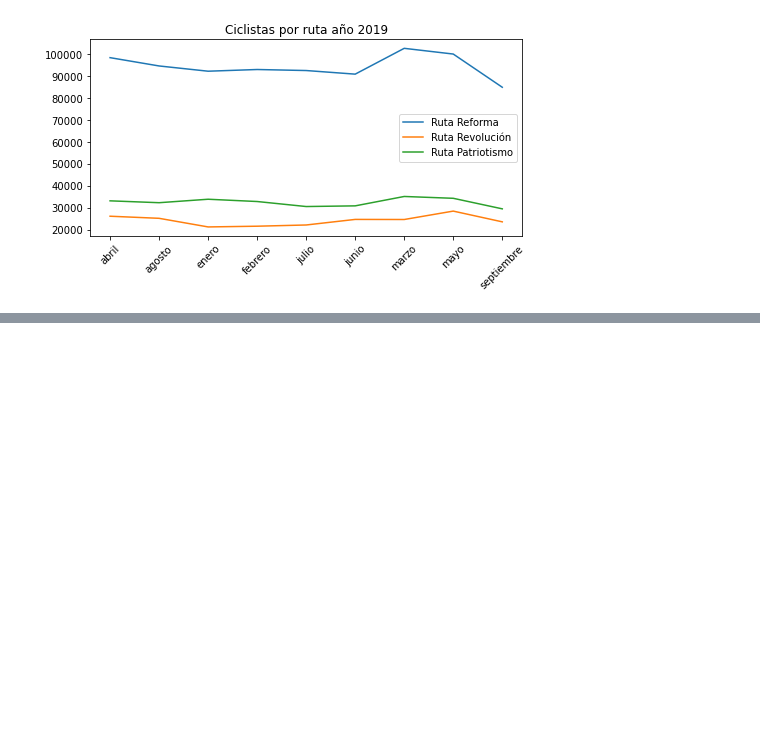
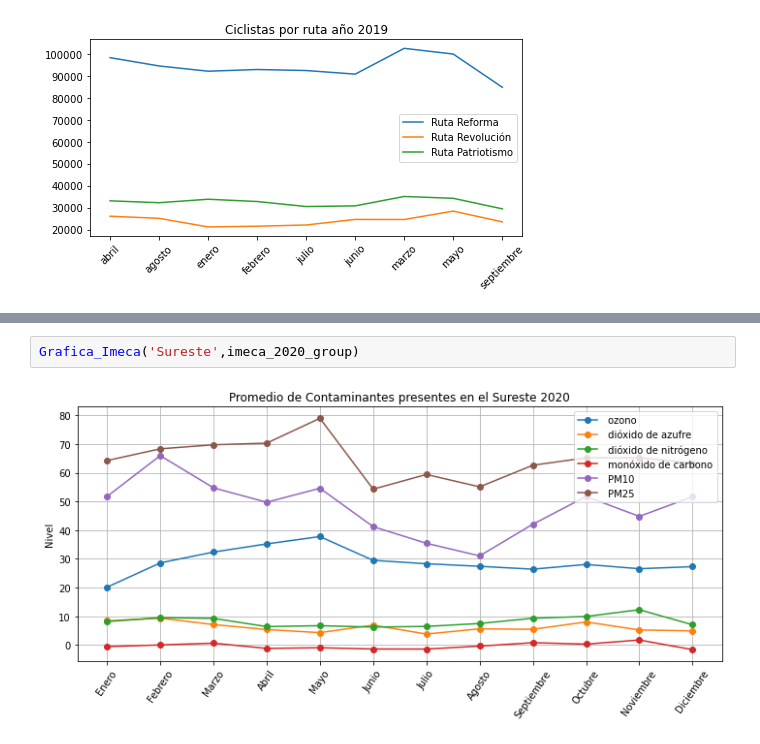
Before and after one commit to JonathanMartignon/Data_CDMX_Un_Aire_No_Tan_Bueno, a Jupyter notebook: Notebook/Notebook_Exploratorio.ipynb, the cells around one changed output, grey strips where cells are left out. Cells and saved outputs as stored; diff of their text form; blank space fills up the shorter version.

```diff
--- a/Notebook/Notebook_Exploratorio.ipynb
+++ b/Notebook/Notebook_Exploratorio.ipynb
@@ -724,0 +773,4 @@ plt.show()
+# %%
+Grafica_Imeca('Sureste',imeca_2020_group)
+# %% [output]
+[figure, added]
```
Also changed, not shown: parts of 12 cells of this notebook, 10 other files.
